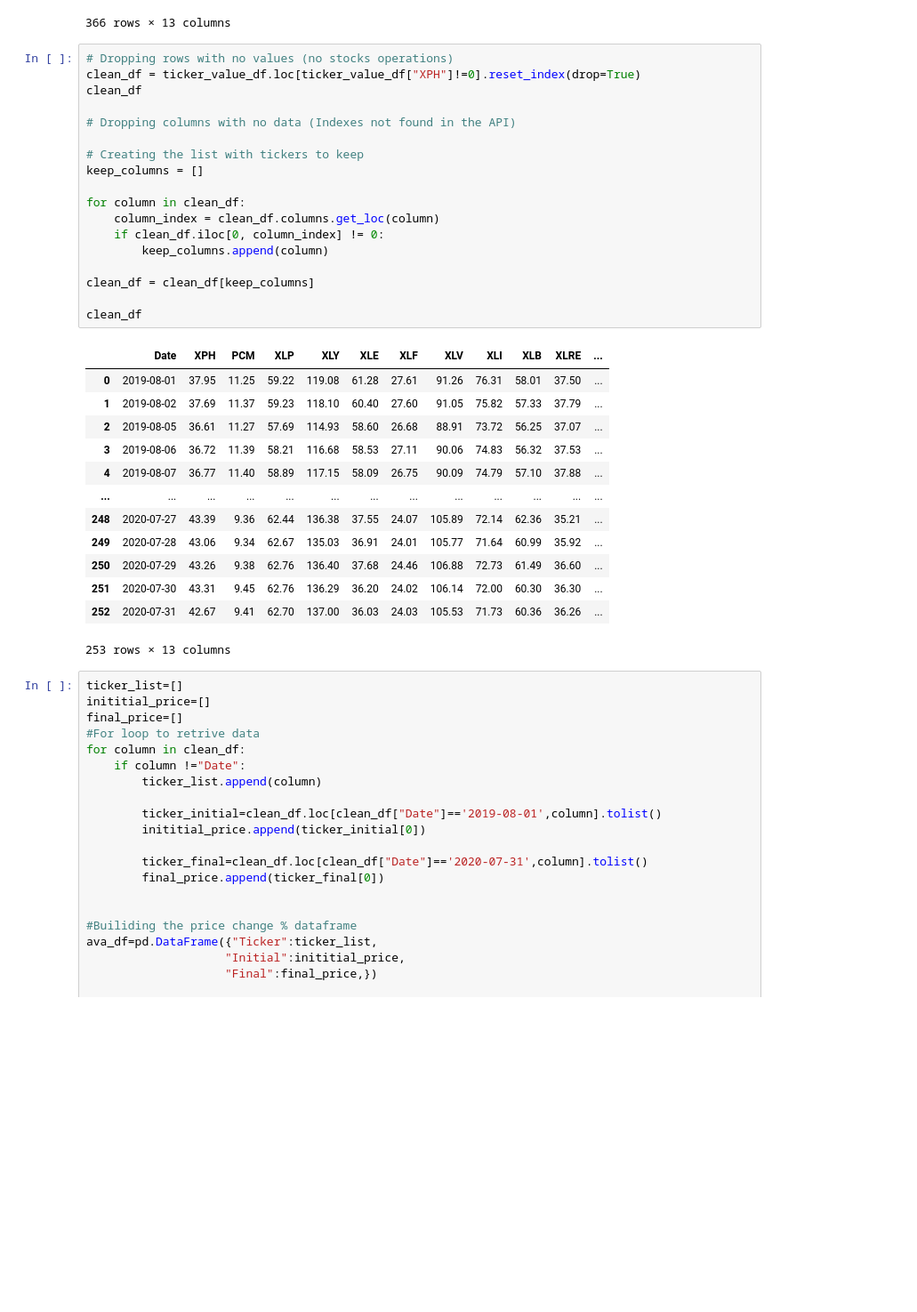
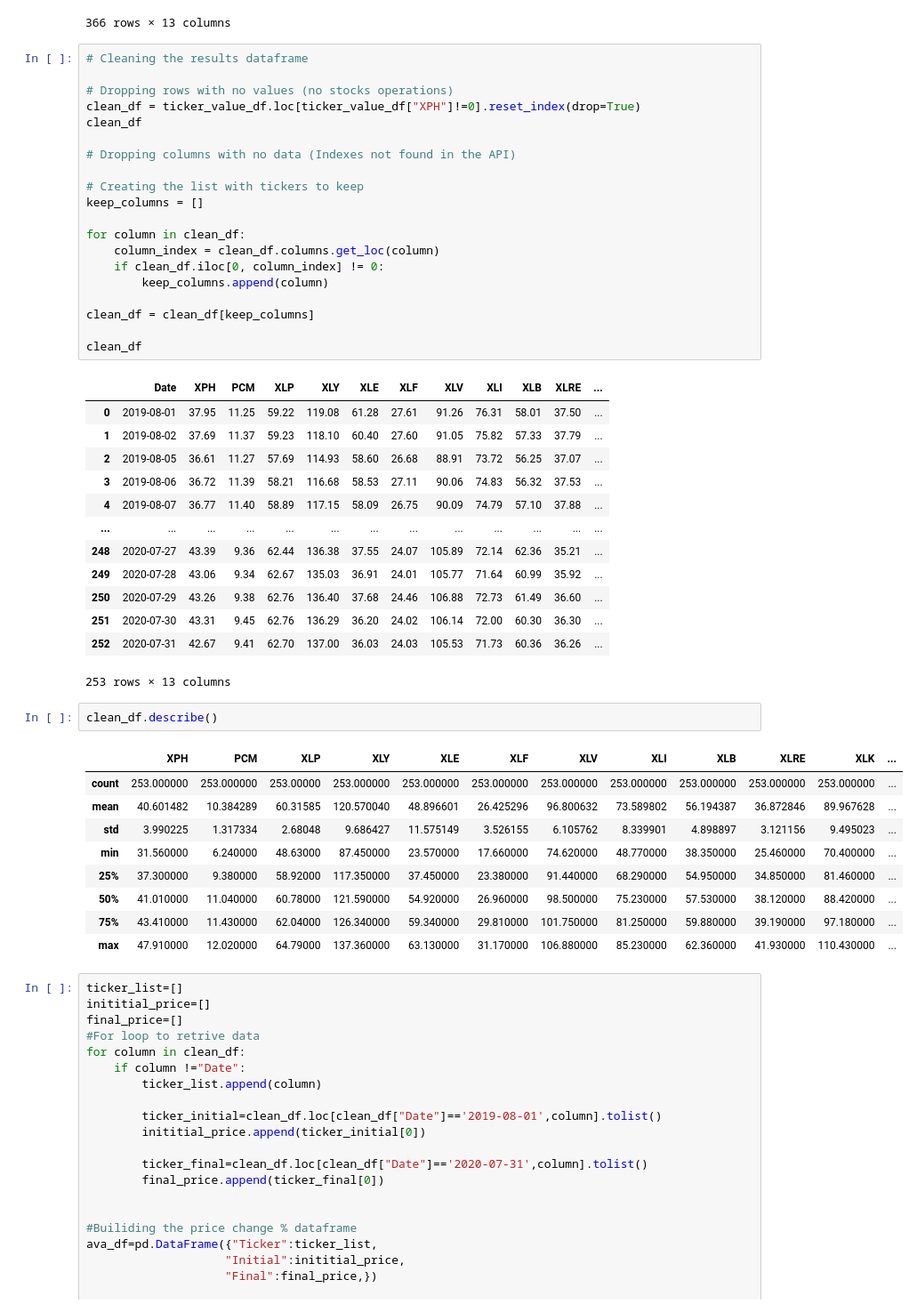
Before and after one commit to Dinorobie/stocks-covid, a Jupyter notebook: stock_+.ipynb, the cells around one changed output. Shown at 89% size. Drawn from its saved outputs; the diff is of its cells as text; blank space fills up the shorter version.

```diff
--- a/stock_+.ipynb
+++ b/stock_+.ipynb
@@ -103,6 +103,8 @@ ticker_value_df
 | 365 | 2020-07-31 | 42.67 | 9.41 | 62.70 | 137.00 | 36.03 | 24.03 | 105.53 | 71.73 | 60.36 | 36.26 | ... |
 366 rows × 13 columns
 # %%
+# Cleaning the results dataframe
+
 # Dropping rows with no values (no stocks operations)
 clean_df = ticker_value_df.loc[ticker_value_df["XPH"]!=0].reset_index(drop=True)
 clean_df
@@ -134,6 +136,18 @@ clean_df
 | 251 | 2020-07-30 | 43.31 | 9.45 | 62.76 | 136.29 | 36.20 | 24.02 | 106.14 | 72.00 | 60.30 | 36.30 | ... |
 | 252 | 2020-07-31 | 42.67 | 9.41 | 62.70 | 137.00 | 36.03 | 24.03 | 105.53 | 71.73 | 60.36 | 36.26 | ... |
 253 rows × 13 columns
+# %%
+clean_df.describe()
+# %% [output]
+|  | XPH | PCM | XLP | XLY | XLE | XLF | XLV | XLI | XLB | XLRE | XLK | ... |
+| count | 253.000000 | 253.000000 | 253.00000 | 253.000000 | 253.000000 | 253.000000 | 253.000000 | 253.000000 | 253.000000 | 253.000000 | 253.000000 | ... |
+| mean | 40.601482 | 10.384289 | 60.31585 | 120.570040 | 48.896601 | 26.425296 | 96.800632 | 73.589802 | 56.194387 | 36.872846 | 89.967628 | ... |
+| std | 3.990225 | 1.317334 | 2.68048 | 9.686427 | 11.575149 | 3.526155 | 6.105762 | 8.339901 | 4.898897 | 3.121156 | 9.495023 | ... |
+| min | 31.560000 | 6.240000 | 48.63000 | 87.450000 | 23.570000 | 17.660000 | 74.620000 | 48.770000 | 38.350000 | 25.460000 | 70.400000 | ... |
+| 25% | 37.300000 | 9.380000 | 58.92000 | 117.350000 | 37.450000 | 23.380000 | 91.440000 | 68.290000 | 54.950000 | 34.850000 | 81.460000 | ... |
+| 50% | 41.010000 | 11.040000 | 60.78000 | 121.590000 | 54.920000 | 26.960000 | 98.500000 | 75.230000 | 57.530000 | 38.120000 | 88.420000 | ... |
+| 75% | 43.410000 | 11.430000 | 62.04000 | 126.340000 | 59.340000 | 29.810000 | 101.750000 | 81.250000 | 59.880000 | 39.190000 | 97.180000 | ... |
+| max | 47.910000 | 12.020000 | 64.79000 | 137.360000 | 63.130000 | 31.170000 | 106.880000 | 85.230000 | 62.360000 | 41.930000 | 110.430000 | ... |
 # %%
 ticker_list=[]
 inititial_price=[]
```
Also changed, not shown: parts of 1 cell of this notebook, 1 other file.
